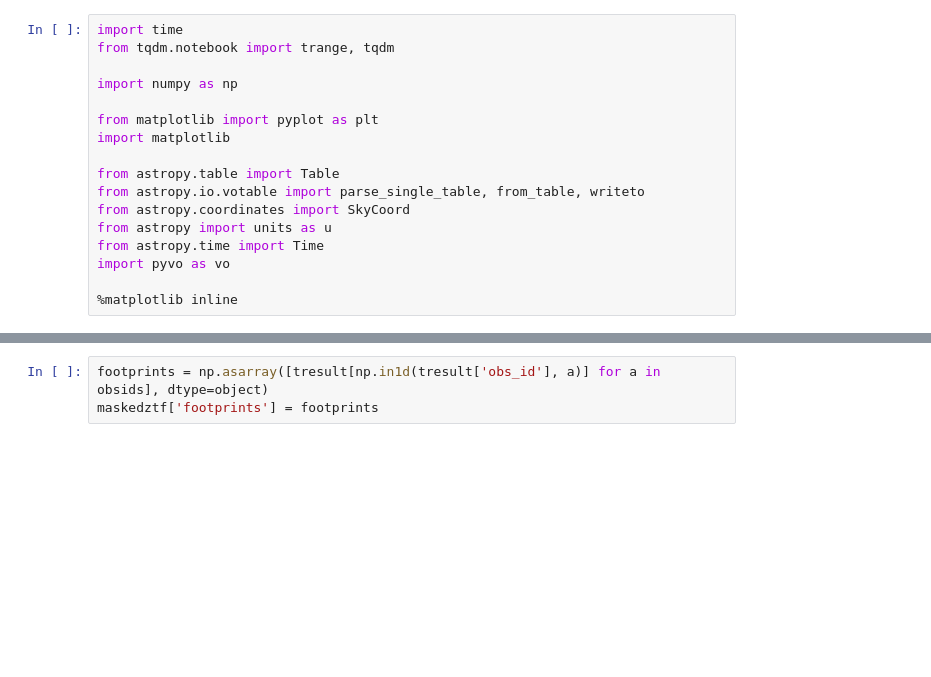
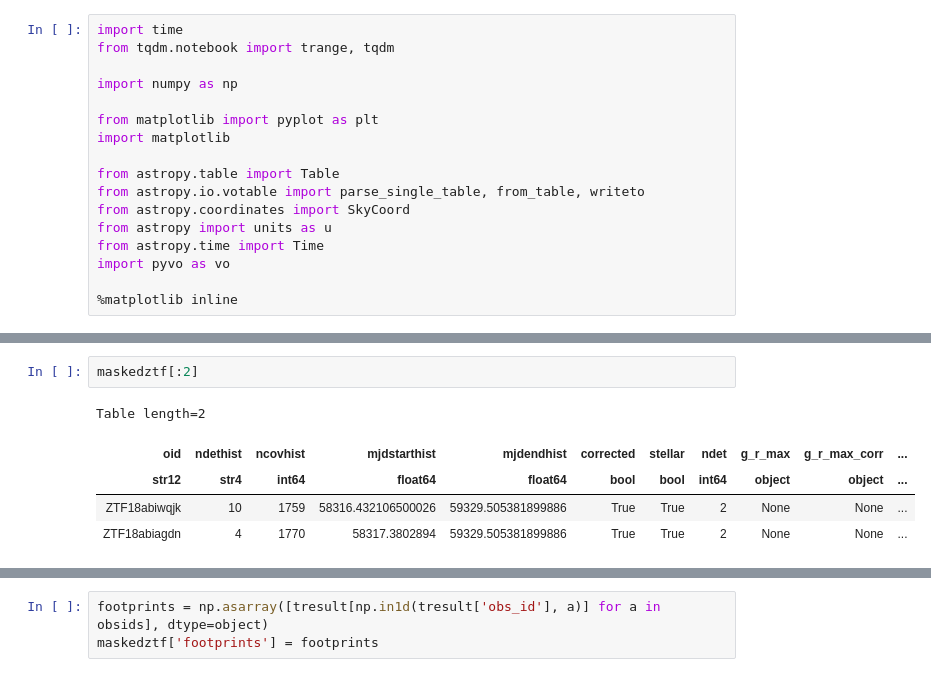
Before and after one commit to edengirma/CDAAnnotation, a Jupyter notebook: FITS_handling/pyVO_testing.ipynb, the cells around one changed output, grey strips where cells are left out. Cells and saved outputs as stored; diff of their text form; blank space fills up the shorter version.

```diff
--- a/FITS_handling/pyVO_testing.ipynb
+++ b/FITS_handling/pyVO_testing.ipynb
@@ -60,0 +55,8 @@ Table length=5
+# %%
+maskedztf[:2]
+# %% [output]
+Table length=2
+| oid | ndethist | ncovhist | mjdstarthist | mjdendhist | corrected | stellar | ndet | g_r_max | g_r_max_corr | ... |
+| str12 | str4 | int64 | float64 | float64 | bool | bool | int64 | object | object | ... |
+| ZTF18abiwqjk | 10 | 1759 | 58316.432106500026 | 59329.505381899886 | True | True | 2 | None | None | ... |
+| ZTF18abiagdn | 4 | 1770 | 58317.3802894 | 59329.505381899886 | True | True | 2 | None | None | ... |
```
Also changed, not shown: parts of 9 cells of this notebook.
